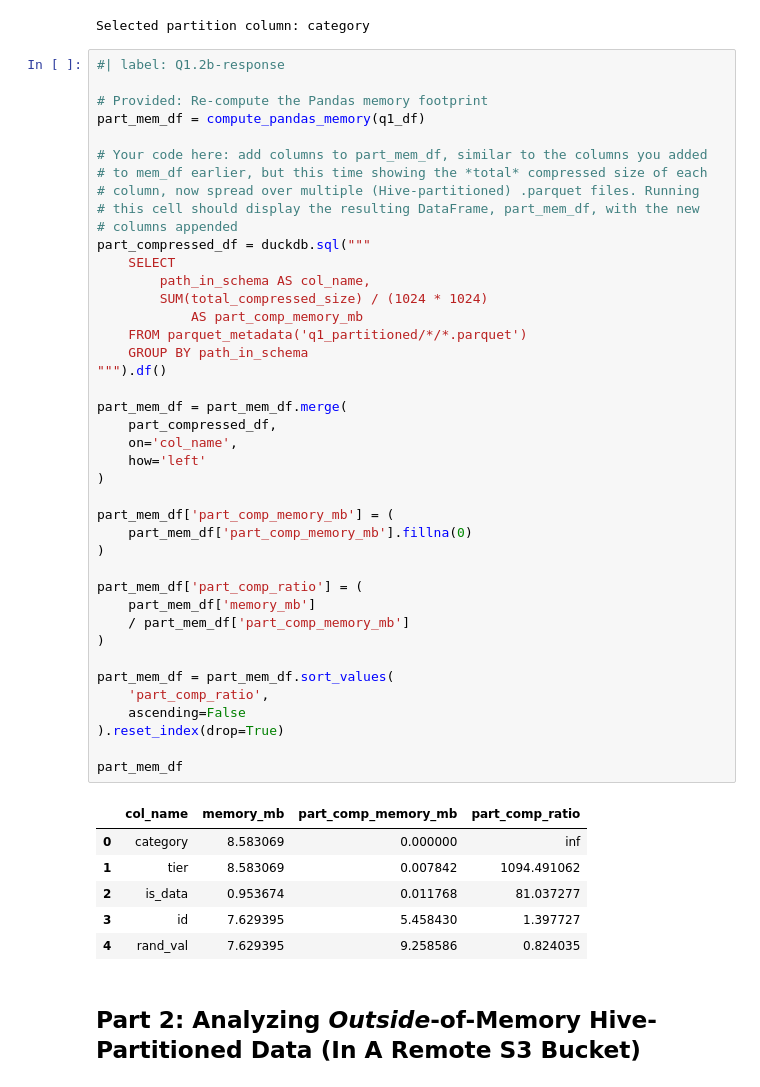
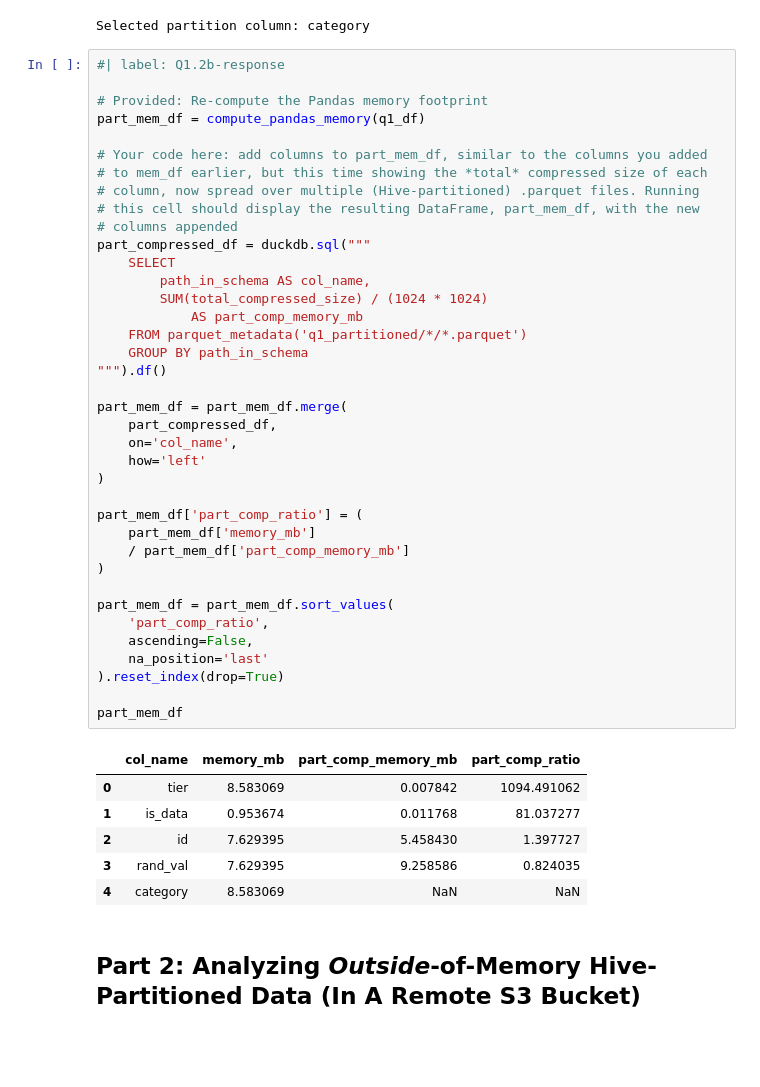
Before and after one commit to TarynDeng/dsan6000-hw05, a Jupyter notebook: DSAN6000_HW5.ipynb, the cells around one changed output. Saved outputs shown, nothing was run; the diff lists cells and outputs as text; blank space fills up the shorter version.

```diff
--- a/DSAN6000_HW5.ipynb
+++ b/DSAN6000_HW5.ipynb
@@ -291,43 +291,40 @@ part_mem_df = compute_pandas_memory(q1_df)
 # column, now spread over multiple (Hive-partitioned) .parquet files. Running
 # this cell should display the resulting DataFrame, part_mem_df, with the new
 # columns appended
 part_compressed_df = duckdb.sql("""
     SELECT
         path_in_schema AS col_name,
         SUM(total_compressed_size) / (1024 * 1024)
             AS part_comp_memory_mb
     FROM parquet_metadata('q1_partitioned/*/*.parquet')
     GROUP BY path_in_schema
 """).df()
 
 part_mem_df = part_mem_df.merge(
     part_compressed_df,
     on='col_name',
     how='left'
 )
 
-part_mem_df['part_comp_memory_mb'] = (
-    part_mem_df['part_comp_memory_mb'].fillna(0)
-)
-
 part_mem_df['part_comp_ratio'] = (
     part_mem_df['memory_mb']
     / part_mem_df['part_comp_memory_mb']
 )
 
 part_mem_df = part_mem_df.sort_values(
     'part_comp_ratio',
-    ascending=False
+    ascending=False,
+    na_position='last'
 ).reset_index(drop=True)
 
 part_mem_df
 # %% [output]
 |  | col_name | memory_mb | part_comp_memory_mb | part_comp_ratio |
-| 0 | category | 8.583069 | 0.000000 | inf |
-| 1 | tier | 8.583069 | 0.007842 | 1094.491062 |
-| 2 | is_data | 0.953674 | 0.011768 | 81.037277 |
-| 3 | id | 7.629395 | 5.458430 | 1.397727 |
-| 4 | rand_val | 7.629395 | 9.258586 | 0.824035 |
+| 0 | tier | 8.583069 | 0.007842 | 1094.491062 |
+| 1 | is_data | 0.953674 | 0.011768 | 81.037277 |
+| 2 | id | 7.629395 | 5.458430 | 1.397727 |
+| 3 | rand_val | 7.629395 | 9.258586 | 0.824035 |
+| 4 | category | 8.583069 | NaN | NaN |
 # %% [markdown]
 ## Part 2: Analyzing *Outside*-of-Memory Hive-Partitioned Data (In A Remote S3 Bucket)
 # %% [markdown]
```
